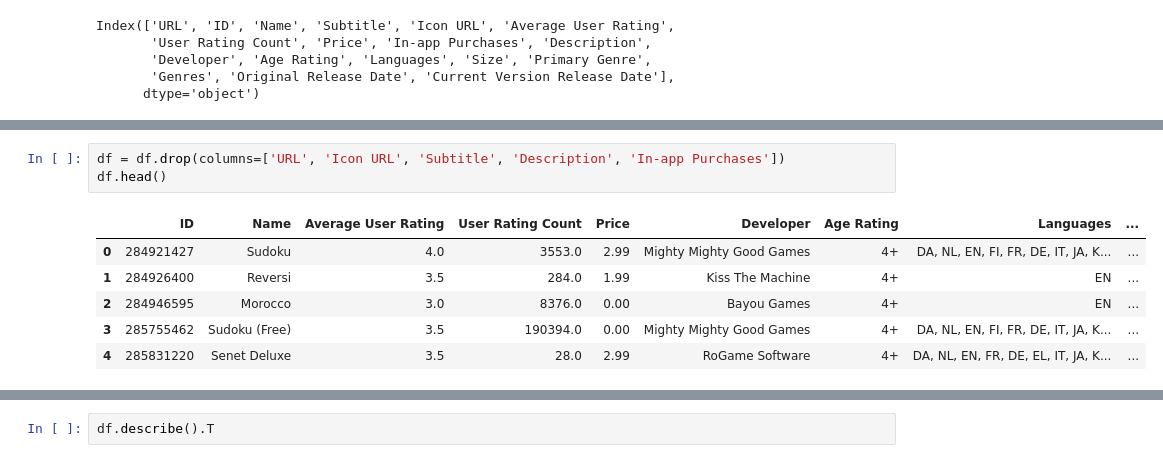
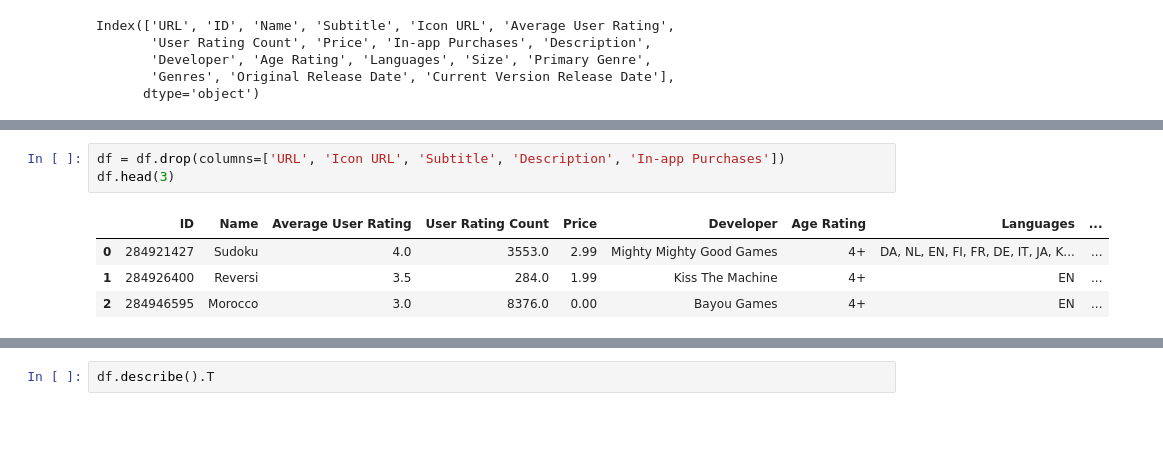
Before and after one commit to kondimidi/data-science-boot, a Jupyter notebook: 02_analiza_danych/05_appstore_data.ipynb, the cells around one changed output, grey strips where cells are left out. Saved outputs shown, nothing was run; the diff lists cells and outputs as text; blank space fills up the shorter version.

```diff
--- a/02_analiza_danych/05_appstore_data.ipynb
+++ b/02_analiza_danych/05_appstore_data.ipynb
@@ -70,13 +70,11 @@ dtypes: float64(4), int64(1), object(13)
 memory usage: 2.3+ MB
 # %%
 df = df.drop(columns=['URL', 'Icon URL', 'Subtitle', 'Description', 'In-app Purchases'])
-df.head()
+df.head(3)
 # %% [output]
 |  | ID | Name | Average User Rating | User Rating Count | Price | Developer | Age Rating | Languages | ... |
 | 0 | 284921427 | Sudoku | 4.0 | 3553.0 | 2.99 | Mighty Mighty Good Games | 4+ | DA, NL, EN, FI, FR, DE, IT, JA, K... | ... |
 | 1 | 284926400 | Reversi | 3.5 | 284.0 | 1.99 | Kiss The Machine | 4+ | EN | ... |
 | 2 | 284946595 | Morocco | 3.0 | 8376.0 | 0.00 | Bayou Games | 4+ | EN | ... |
-| 3 | 285755462 | Sudoku (Free) | 3.5 | 190394.0 | 0.00 | Mighty Mighty Good Games | 4+ | DA, NL, EN, FI, FR, DE, IT, JA, K... | ... |
-| 4 | 285831220 | Senet Deluxe | 3.5 | 28.0 | 2.99 | RoGame Software | 4+ | DA, NL, EN, FR, DE, EL, IT, JA, K... | ... |
 # %%
 df = df.set_index('ID')
```
Also changed, not shown: parts of 28 cells of this notebook.
